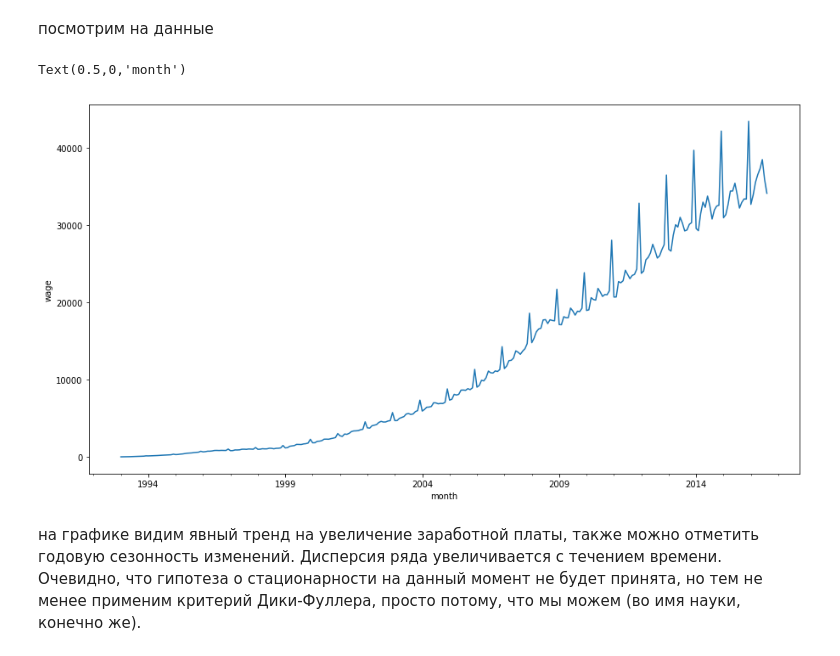
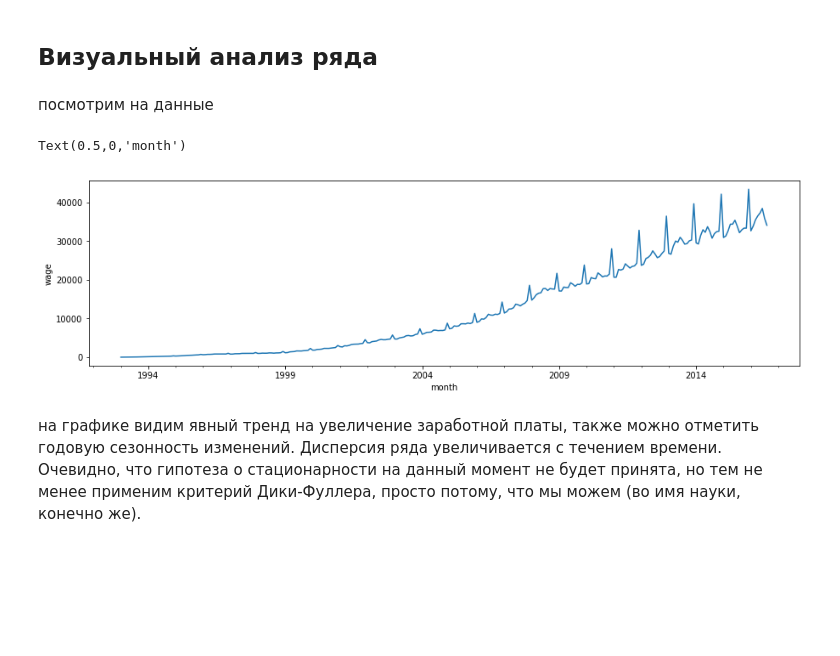
Before and after one commit to chance-comer/coursera_data_analysis_and_ML, a Jupyter notebook: AppliedTasks/ZP.ipynb, the cells around one changed output. Cells and saved outputs as stored; diff of their text form; code cells hidden in the pictures; blank space fills up the shorter version.

```diff
--- a/AppliedTasks/ZP.ipynb
+++ b/AppliedTasks/ZP.ipynb
@@ -10,16 +11,18 @@ def invboxcox(y,lmbda):
       return(np.exp(y))
    else:
       return(np.exp(np.log(lmbda*y+1)/lmbda))
+# %% [markdown]
+## Визуальный анализ ряда
 # %% [markdown]
 посмотрим на данные
 # %%
-plt.figure(figsize = (15, 8))
+plt.figure(figsize = (15, 4))
 data['WAG_C_M'].plot()
 plt.ylabel('wage')
 plt.xlabel('month')
 # %% [output]
 Text(0.5,0,'month')
-[figure, old version]
+[figure, new version]
 # %% [markdown]
 на графике видим явный тренд на увеличение заработной платы, также можно отметить годовую сезонность изменений. Дисперсия ряда увеличивается с течением времени.
 Очевидно, что гипотеза о стационарности на данный момент не будет принята, но тем не менее применим критерий Дики-Фуллера, просто потому, что мы можем (во имя науки, конечно же).
```
Also changed, not shown: parts of 33 cells of this notebook, 17 other files.
